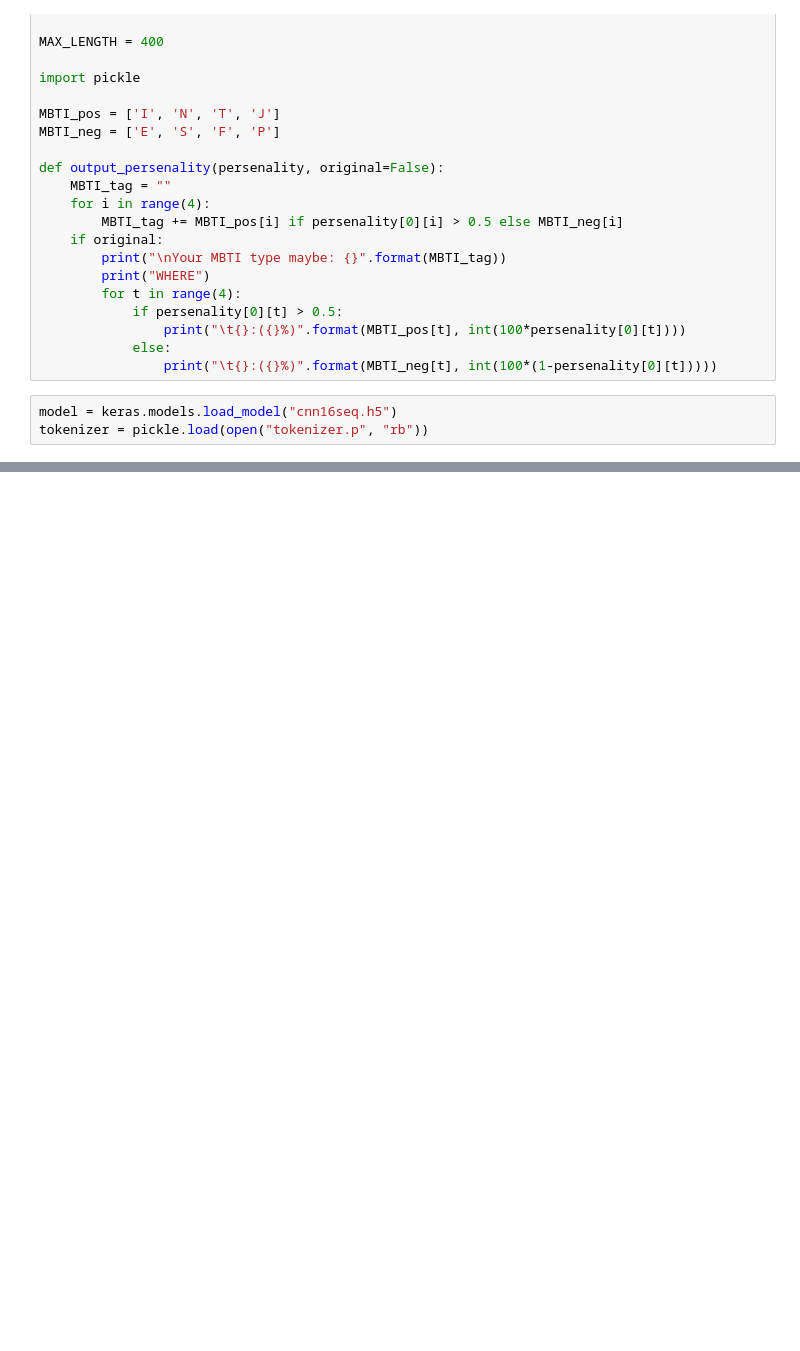
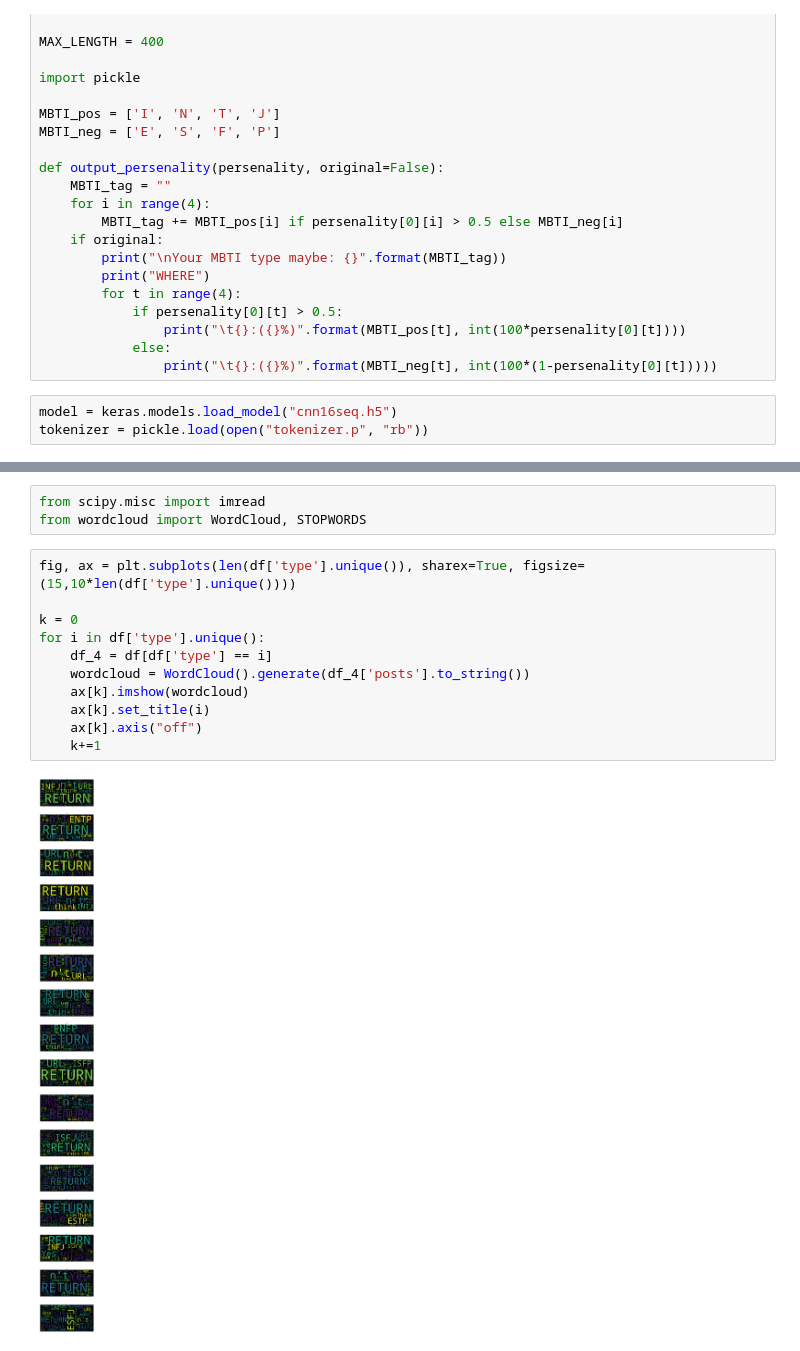
Before and after one commit to zhengzangw/MBTI-Type-Detector, a Jupyter notebook: demo.ipynb, the cells around one changed output, grey strips where cells are left out. Drawn from its saved outputs; the diff is of its cells as text; blank space fills up the shorter version.

```diff
--- a/demo.ipynb
+++ b/demo.ipynb
@@ -95,0 +172,16 @@ In 4th dimension, the sentense looks like:
+# %%
+from scipy.misc import imread
+from wordcloud import WordCloud, STOPWORDS
+# %%
+fig, ax = plt.subplots(len(df['type'].unique()), sharex=True, figsize=(15,10*len(df['type'].unique())))
+
+k = 0
+for i in df['type'].unique():
+    df_4 = df[df['type'] == i]
+    wordcloud = WordCloud().generate(df_4['posts'].to_string())
+    ax[k].imshow(wordcloud)
+    ax[k].set_title(i)
+    ax[k].axis("off")
+    k+=1
+# %% [output]
+[figure, added]
```
Also changed, not shown: parts of 7 cells of this notebook, 2 other files.
